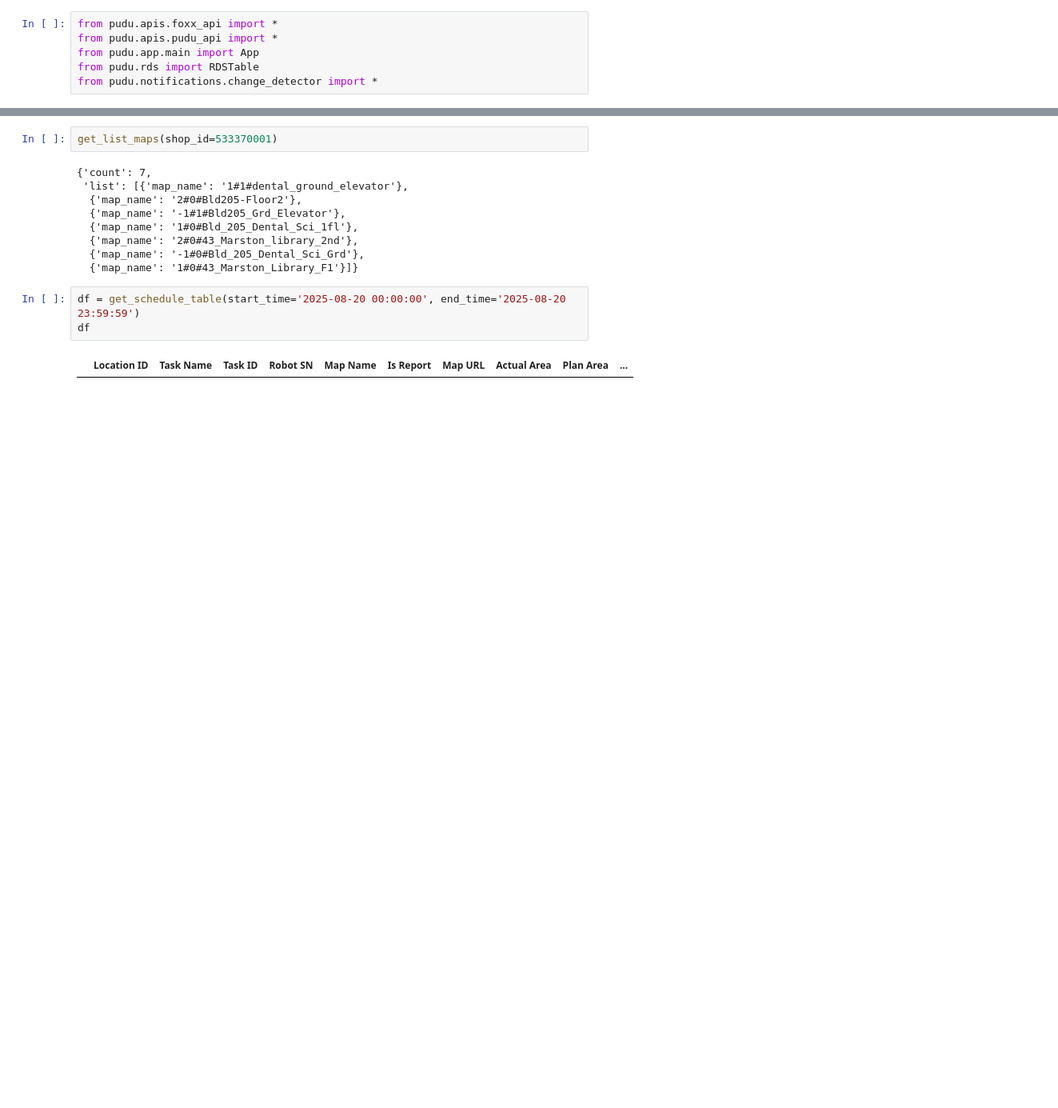
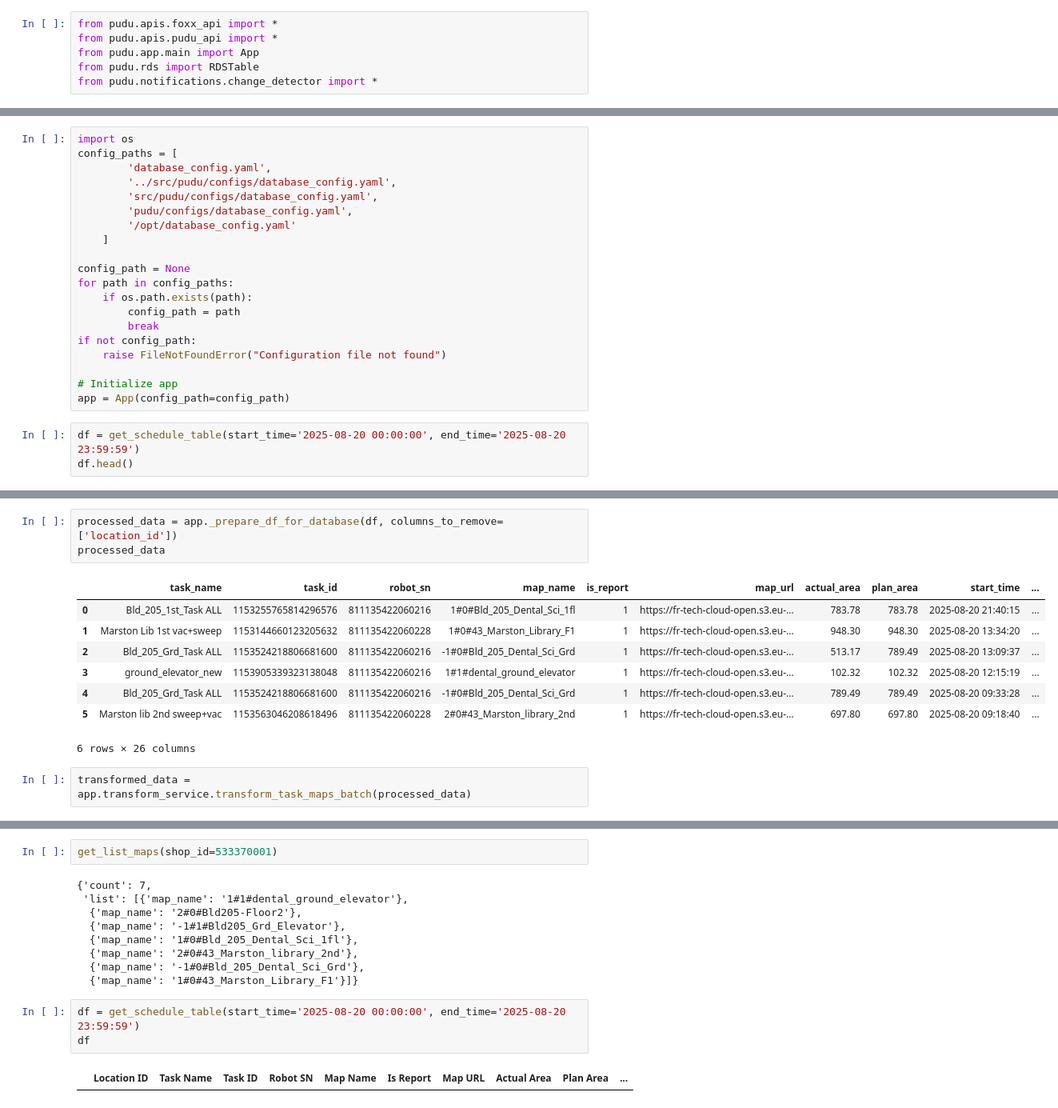
Before and after one commit to CarloCHEN/pudu_robot, a Jupyter notebook: src/ds.ipynb, the cells around one changed output, grey strips where cells are left out. Shown at 80% size. Cells and saved outputs as stored; diff of their text form; blank space fills up the shorter version.

```diff
--- a/src/ds.ipynb
+++ b/src/ds.ipynb
@@ -178,0 +7,23 @@ NameError: name 'transform' is not defined
+# %%
+import os
+config_paths = [
+        'database_config.yaml',
+        '../src/pudu/configs/database_config.yaml',
+        'src/pudu/configs/database_config.yaml',
+        'pudu/configs/database_config.yaml',
+        '/opt/database_config.yaml'
+    ]
+
+config_path = None
+for path in config_paths:
+    if os.path.exists(path):
+        config_path = path
+        break
+if not config_path:
+    raise FileNotFoundError("Configuration file not found")
+
+# Initialize app
+app = App(config_path=config_path)
+# %%
+df = get_schedule_table(start_time='2025-08-20 00:00:00', end_time='2025-08-20 23:59:59')
+df.head()
@@ -178,0 +38,14 @@ NameError: name 'transform' is not defined
+# %%
+processed_data = app._prepare_df_for_database(df, columns_to_remove=['location_id'])
+processed_data
+# %% [output]
+|  | task_name | task_id | robot_sn | map_name | is_report | map_url | actual_area | plan_area | start_time | ... |
+| 0 | Bld_205_1st_Task ALL | 1153255765814296576 | 811135422060216 | 1#0#Bld_205_Dental_Sci_1fl | 1 | https://fr-tech-cloud-open.s3.eu-... | 783.78 | 783.78 | 2025-08-20 21:40:15 | ... |
+| 1 | Marston Lib 1st vac+sweep | 1153144660123205632 | 811135422060228 | 1#0#43_Marston_Library_F1 | 1 | https://fr-tech-cloud-open.s3.eu-... | 948.30 | 948.30 | 2025-08-20 13:34:20 | ... |
+| 2 | Bld_205_Grd_Task ALL | 1153524218806681600 | 811135422060216 | -1#0#Bld_205_Dental_Sci_Grd | 1 | https://fr-tech-cloud-open.s3.eu-... | 513.17 | 789.49 | 2025-08-20 13:09:37 | ... |
+| 3 | ground_elevator_new | 1153905339323138048 | 811135422060216 | 1#1#dental_ground_elevator | 1 | https://fr-tech-cloud-open.s3.eu-... | 102.32 | 102.32 | 2025-08-20 12:15:19 | ... |
+| 4 | Bld_205_Grd_Task ALL | 1153524218806681600 | 811135422060216 | -1#0#Bld_205_Dental_Sci_Grd | 1 | https://fr-tech-cloud-open.s3.eu-... | 789.49 | 789.49 | 2025-08-20 09:33:28 | ... |
+| 5 | Marston lib 2nd sweep+vac | 1153563046208618496 | 811135422060228 | 2#0#43_Marston_library_2nd | 1 | https://fr-tech-cloud-open.s3.eu-... | 697.80 | 697.80 | 2025-08-20 09:18:40 | ... |
+6 rows × 26 columns
+# %%
+transformed_data = app.transform_service.transform_task_maps_batch(processed_data)
```
Also changed, not shown: parts of 16 cells of this notebook, 12 other files.
